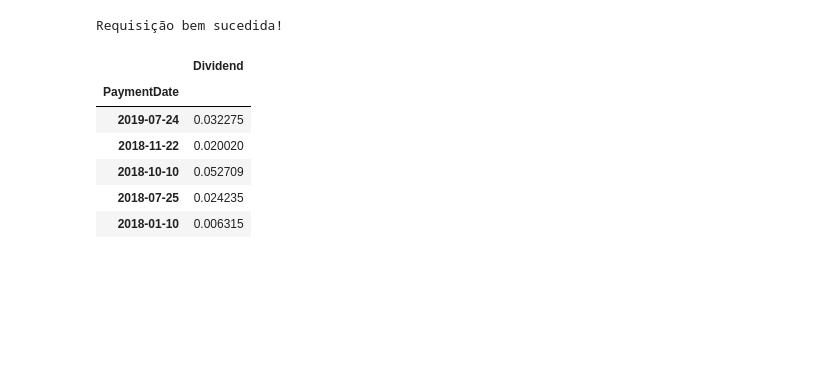
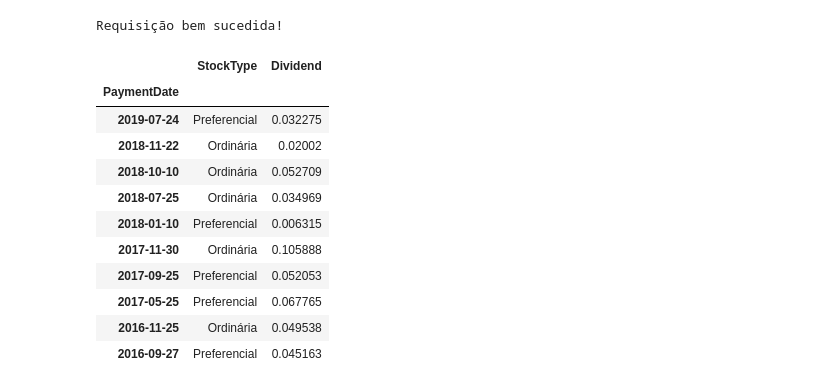
Before and after one commit to carlos-faria/Financial-Markets, a Jupyter notebook: dividends.ipynb, the cells around one changed output. Cells and saved outputs as stored; diff of their text form; code cells hidden in the pictures; blank space fills up the shorter version.

```diff
--- a/dividends.ipynb
+++ b/dividends.ipynb
@@ -72,16 +102,22 @@ dividends_df = pd.DataFrame(np.array(table), columns=['PaymentDate', 'StockType'
 dividends_df_stocktype = dividends_df[dividends_df['StockType'] == stockType]
 
 #dividends_df[dividends_df['StockType'] == 'Ordinária']
-# %%
-dividends_df_grouped = dividends_df[dividends_df['StockType'] == stockType][['PaymentDate', 'Dividend']].groupby(['PaymentDate']).min()
-dividends_df_grouped[::-1].head()
-# %% [output]
-|  | Dividend |
-| PaymentDate |  |
-| 2019-07-24 | 0.032275 |
-| 2018-11-22 | 0.020020 |
-| 2018-10-10 | 0.052709 |
-| 2018-07-25 | 0.024235 |
-| 2018-01-10 | 0.006315 |
+# %%
+dividends_df_unique = dividends_df.drop_duplicates('PaymentDate', keep='first')
+dividends_df_unique = dividends_df_unique.set_index(['PaymentDate'])
+dividends_df_unique.head(10)
+# %% [output]
+|  | StockType | Dividend |
+| PaymentDate |  |  |
+| 2019-07-24 | Preferencial | 0.032275 |
+| 2018-11-22 | Ordinária | 0.02002 |
+| 2018-10-10 | Ordinária | 0.052709 |
+| 2018-07-25 | Ordinária | 0.034969 |
+| 2018-01-10 | Preferencial | 0.006315 |
+| 2017-11-30 | Ordinária | 0.105888 |
+| 2017-09-25 | Preferencial | 0.052053 |
+| 2017-05-25 | Preferencial | 0.067765 |
+| 2016-11-25 | Ordinária | 0.049538 |
+| 2016-09-27 | Preferencial | 0.045163 |
 # %%
 evolution = [0.]
```
Also changed, not shown: parts of 6 cells of this notebook.
